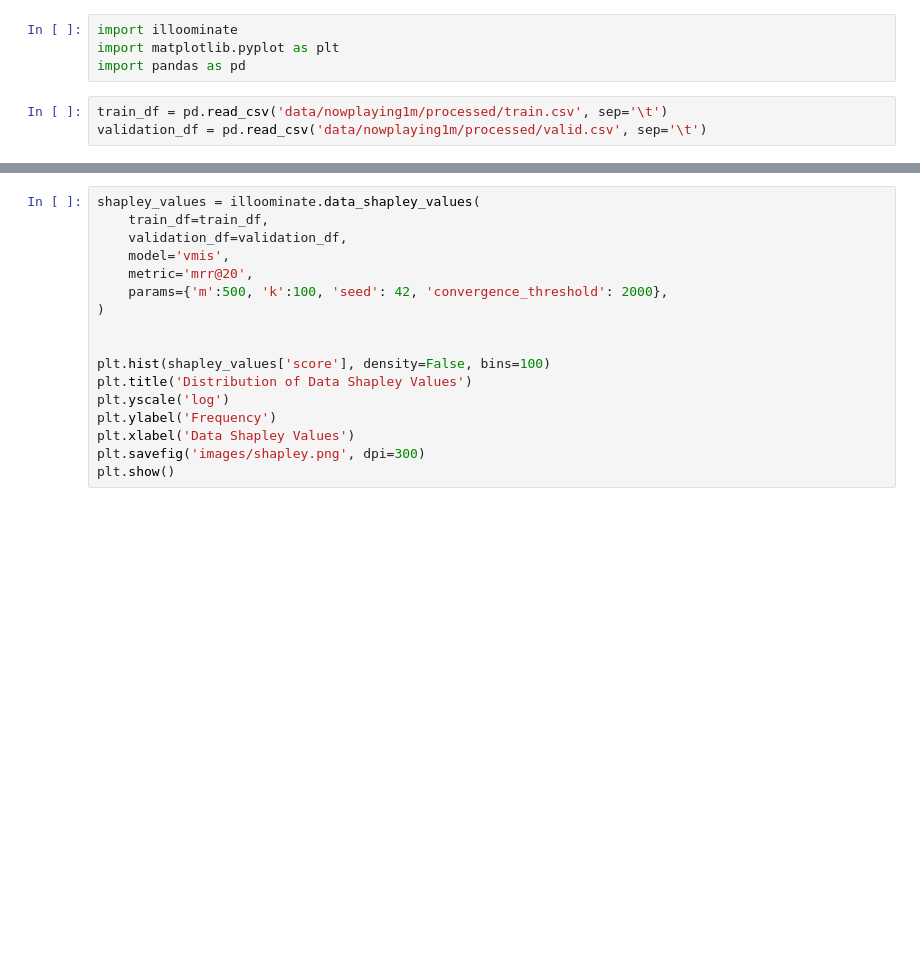
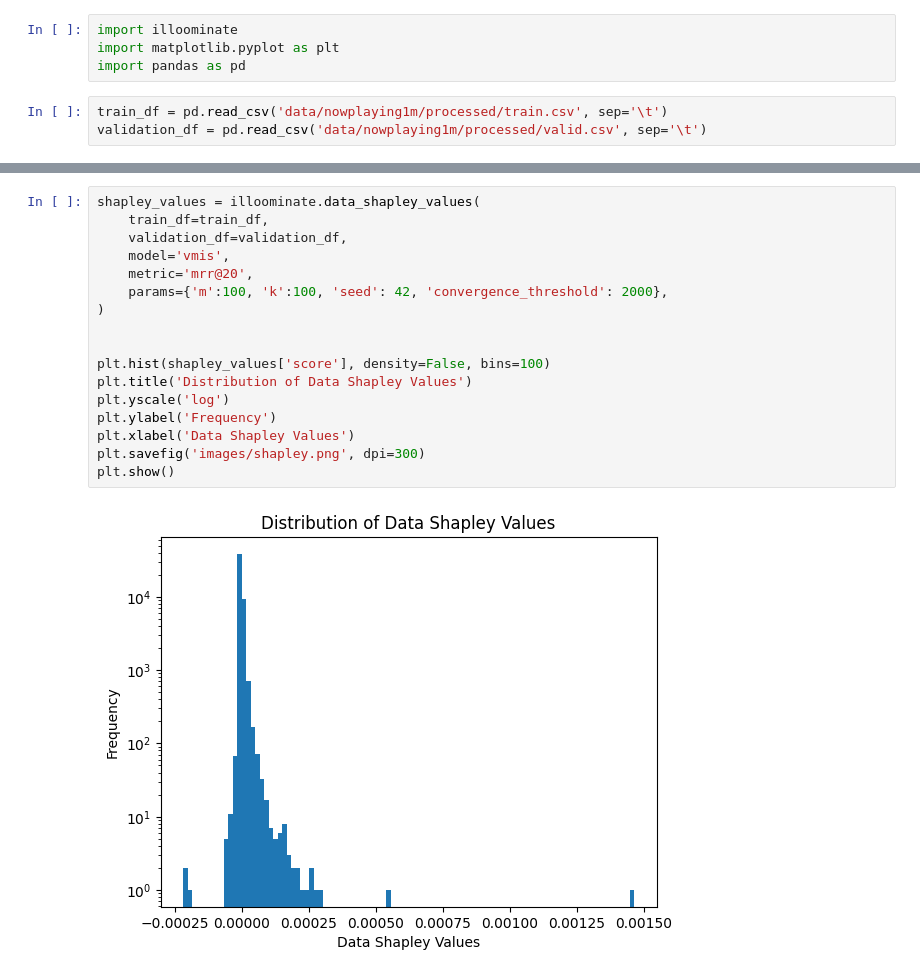
Before and after one commit to bkersbergen/illoominate, a Jupyter notebook: python bindings sbr.ipynb, the cells around one changed output, grey strips where cells are left out. Saved outputs shown, nothing was run; the diff lists cells and outputs as text; blank space fills up the shorter version.

```diff
--- a/python bindings sbr.ipynb
+++ b/python bindings sbr.ipynb
@@ -26,20 +26,22 @@ plt.show()
 # %%
 shapley_values = illoominate.data_shapley_values(
     train_df=train_df,
     validation_df=validation_df,
     model='vmis',
     metric='mrr@20',
-    params={'m':500, 'k':100, 'seed': 42, 'convergence_threshold': 2000},
+    params={'m':100, 'k':100, 'seed': 42, 'convergence_threshold': 2000},
 )
 
 
 plt.hist(shapley_values['score'], density=False, bins=100)
 plt.title('Distribution of Data Shapley Values')
 plt.yscale('log')
 plt.ylabel('Frequency')
 plt.xlabel('Data Shapley Values')
 plt.savefig('images/shapley.png', dpi=300)
 plt.show()
+# %% [output]
+[figure, added]
 # %%
 negative = shapley_values[shapley_values.score < 0]
 corrupt_sessions = train_df.merge(negative, on='session_id')
```
Also changed, not shown: parts of 2 cells of this notebook, 4 other files.
